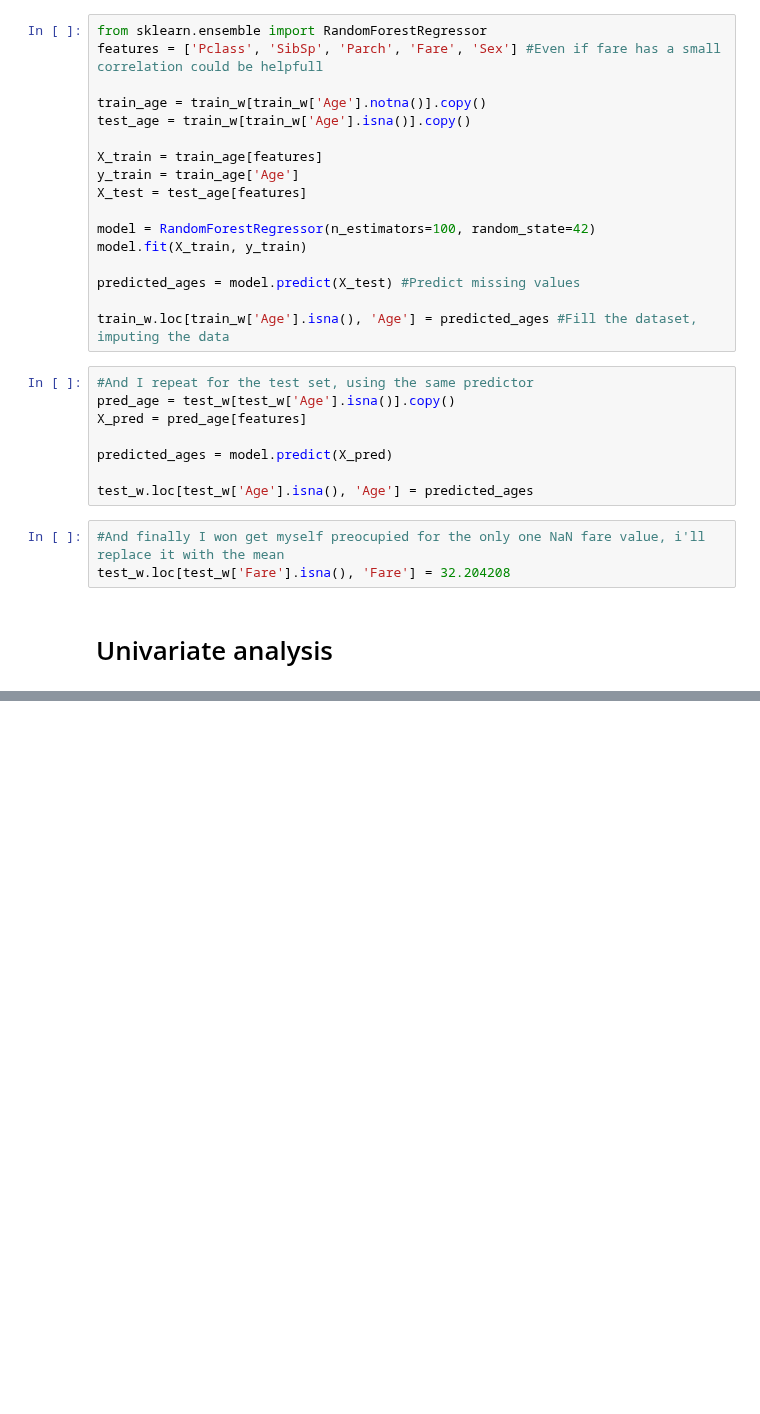
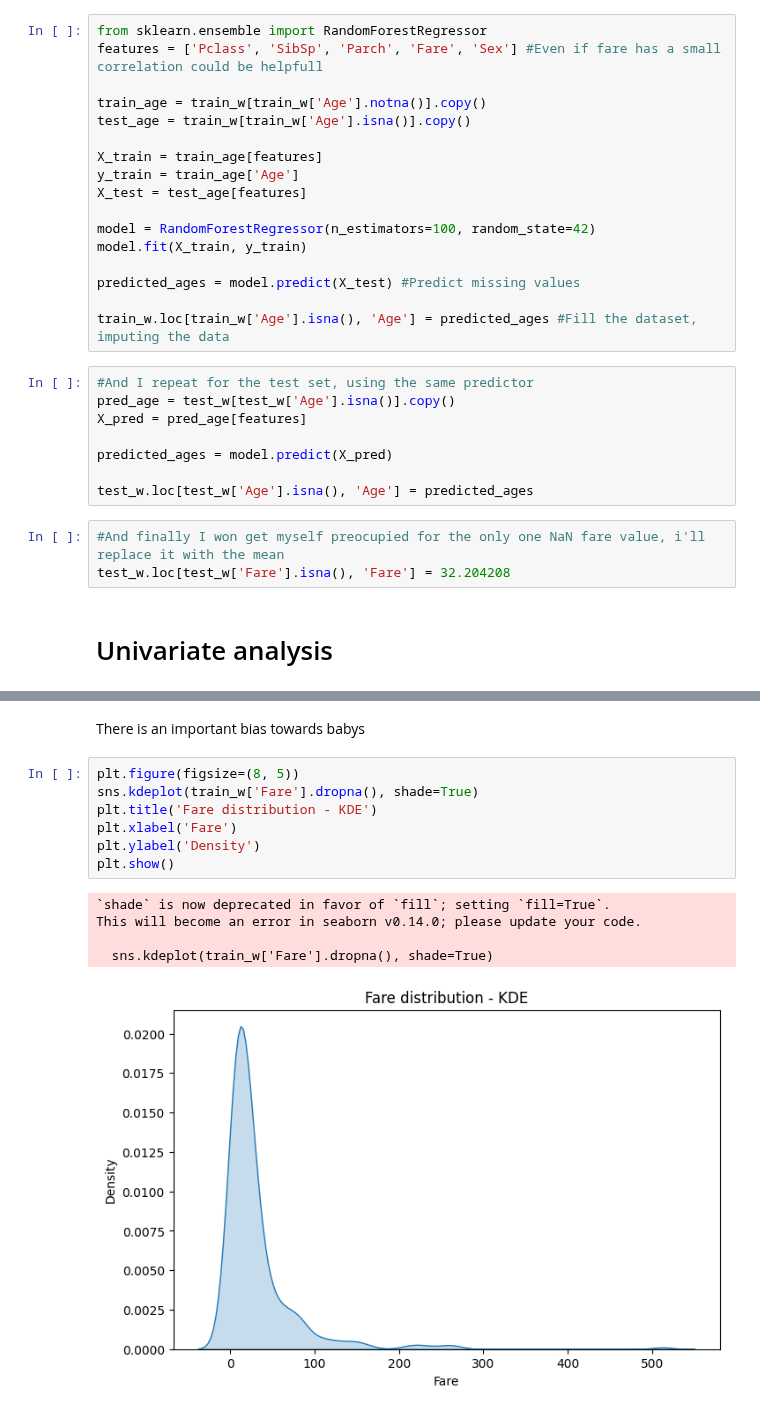
Before and after one commit to IngElecPuc/KaggleChallenges, a Jupyter notebook: titanic_eda.ipynb, the cells around one changed output, grey strips where cells are left out. Saved outputs shown, nothing was run; the diff lists cells and outputs as text; blank space fills up the shorter version.

```diff
--- a/titanic_eda.ipynb
+++ b/titanic_eda.ipynb
@@ -170,0 +176,15 @@ test_w.loc[test_w['Fare'].isna(), 'Fare'] = 32.204208
+# %% [markdown]
+There is an important bias towards babys
+# %%
+plt.figure(figsize=(8, 5))
+sns.kdeplot(train_w['Fare'].dropna(), shade=True)
+plt.title('Fare distribution - KDE')
+plt.xlabel('Fare')
+plt.ylabel('Density')
+plt.show()
+# %% [output]
+`shade` is now deprecated in favor of `fill`; setting `fill=True`.
+This will become an error in seaborn v0.14.0; please update your code.
+
+  sns.kdeplot(train_w['Fare'].dropna(), shade=True)
+[figure, added]
```
Also changed, not shown: parts of 15 cells of this notebook.
